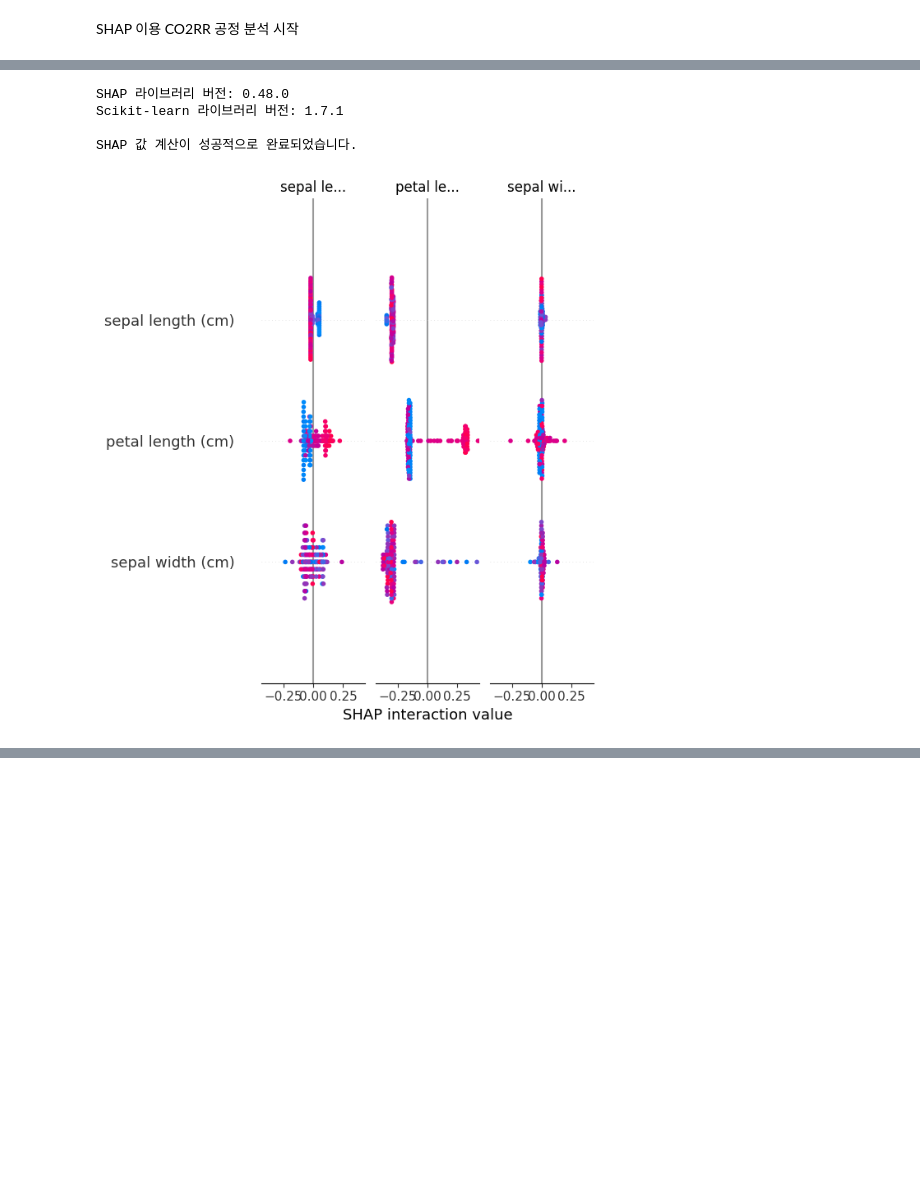
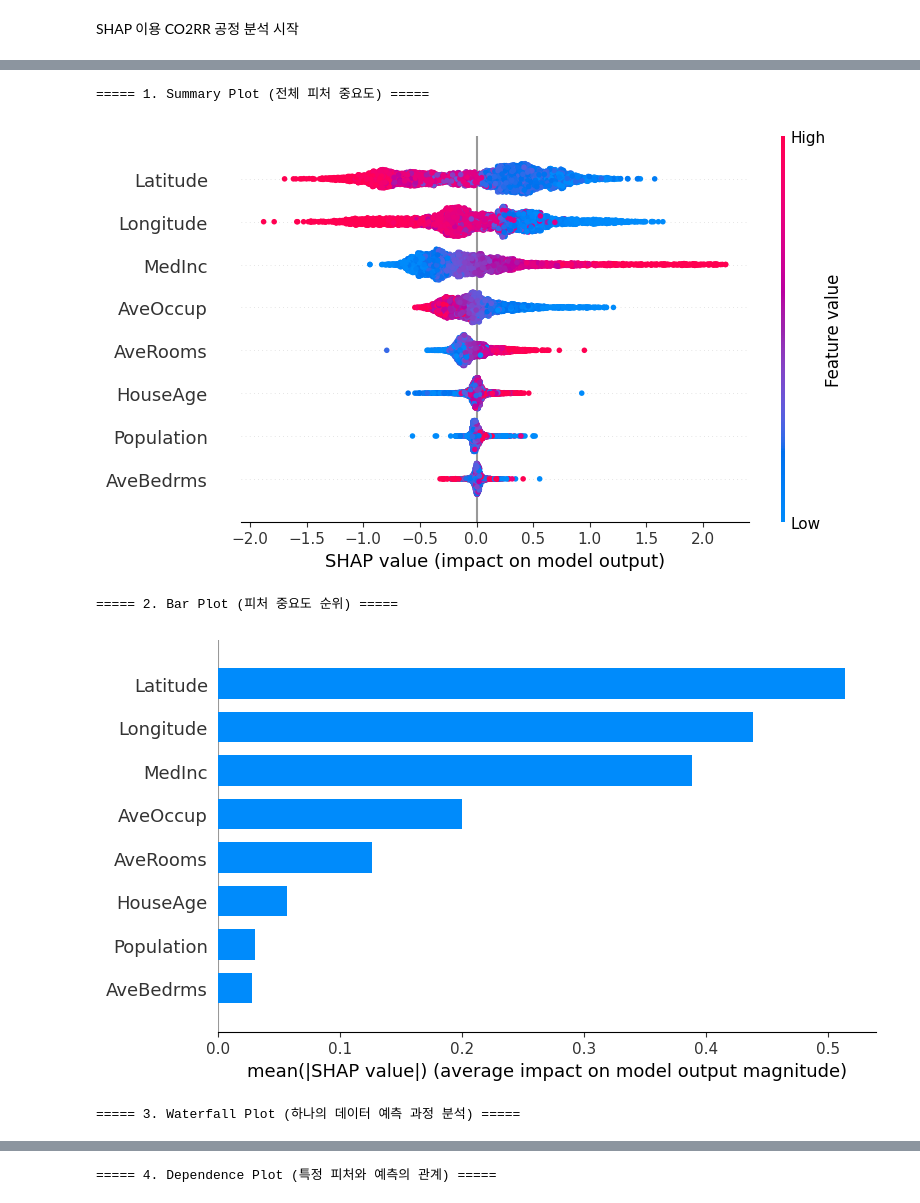
Before and after one commit to foodbanana/SHAP_XAI_project, a Jupyter notebook: CO2RR_SHAP_0807.ipynb, the cells around one changed output, grey strips where cells are left out. Drawn from its saved outputs; the diff is of its cells as text; code cells hidden in the pictures; blank space fills up the shorter version.

Commit message:
SHAP 예제

```diff
--- a/CO2RR_SHAP_0807.ipynb
+++ b/CO2RR_SHAP_0807.ipynb
@@ -1,23 +1,62 @@
 # %% [markdown]
 SHAP 이용 CO2RR 공정 분석 시작
 # %%
+# 1. 필요한 라이브러리들을 불러옵니다.
+import pandas as pd
+import xgboost
 import shap
-import sklearn
-from sklearn.ensemble import RandomForestClassifier
+from sklearn.model_selection import train_test_split
 
-print(f"SHAP 라이브러리 버전: {shap.__version__}")
-print(f"Scikit-learn 라이브러리 버전: {sklearn.__version__}")
+# SHAP 라이브러리가 그래프를 그릴 때 초기화 코드를 실행해줍니다.
+# 노트북 환경에서 깔끔한 그래프 출력을 위해 필수입니다.
+shap.initjs()
 
-# 간단한 모델 학습
-X, y = shap.datasets.iris()
-model = RandomForestClassifier()
-model.fit(X, y)
+# 2. 분석에 사용할 데이터를 불러옵니다.
+# Scikit-learn에 내장된 '캘리포니아 주택 가격' 데이터셋을 사용합니다.
+# 이 데이터는 각 지역의 특성(인구, 수입 등)을 바탕으로 주택 가격 중앙값을 예측하는 회귀 문제입니다.
+X, y = shap.datasets.california()
 
-# Explainer 생성 및 SHAP 값 계산
+# 데이터를 학습용과 테스트용으로 분리합니다.
+X_train, X_test, y_train, y_test = train_test_split(X, y, test_size=0.2, random_state=42)
+
+# 3. XGBoost 회귀 모델을 학습시킵니다.
+model = xgboost.XGBRegressor()
+model.fit(X_train, y_train)
+
+
+# 4. SHAP Explainer를 생성하고 Explanation 객체를 계산합니다. (수정된 부분)
+# TreeExplainer는 XGBoost, LightGBM, RandomForest 같은 트리 기반 모델에 최적화된 설명 모델입니다.
 explainer = shap.TreeExplainer(model)
-shap_values = explainer.shap_values(X)
+# explainer(X_test)를 호출하여 SHAP 값, 데이터, 기본값 등이 모두 포함된 Explanation 객체를 생성합니다.
+explanation = explainer(X_test)
 
-# 간단한 결과 출력
-print("\nSHAP 값 계산이 성공적으로 완료되었습니다.")
-shap.summary_plot(shap_values, X) # 시각화를 원할 경우 주석 해제
+# 5. SHAP 값 시각화를 통해 모델의 예측 결과를 해석합니다.
+
+# -------------------------------------------------------------------
+# (시각화 1) Summary Plot: 전체적인 피처(Feature) 중요도 확인하기
+print("===== 1. Summary Plot (전체 피처 중요도) =====")
+# Explanation 객체를 바로 전달하면 됩니다.
+shap.summary_plot(explanation, X_test)
+
+
+# -------------------------------------------------------------------
+# (시각화 2) Summary Plot (Bar Chart): 피처 중요도를 막대그래프로 확인하기
+print("\n===== 2. Bar Plot (피처 중요도 순위) =====")
+# plot_type만 지정해주면 됩니다.
+shap.summary_plot(explanation, plot_type="bar")
+
+
+# -------------------------------------------------------------------
+# (시각화 3) Waterfall Plot: 하나의 특정 예측을 상세히 분석하기 (핵심 수정 부분)
+print("\n===== 3. Waterfall Plot (하나의 데이터 예측 과정 분석) =====")
+# Explanation 객체에서 첫 번째 샘플([0])만 선택해서 전달하면 끝입니다.
+# 기대값, SHAP 값, 피처 값을 따로 넣을 필요가 없습니다.
+shap.waterfall_plot(explanation[0])
+
+
+# -------------------------------------------------------------------
+# (시각화 4) Dependence Plot: 특정 피처와 모델 예측 사이의 관계 확인하기
+print("\n===== 4. Dependence Plot (특정 피처와 예측의 관계) =====")
+# 이 플롯은 기존 방식과 거의 유사하게 사용할 수 있습니다.
+shap.dependence_plot("MedInc", explanation.values, X_test)
 # %% [output]
@@ -24,5 +64,5 @@ shap.summary_plot(shap_values, X) # 시각화를 원할 경우 주석 해제
-SHAP 라이브러리 버전: 0.48.0
-Scikit-learn 라이브러리 버전: 1.7.1
-
-SHAP 값 계산이 성공적으로 완료되었습니다.
+===== 1. Summary Plot (전체 피처 중요도) =====
-[figure, old version]
+[figure, new version]
+===== 2. Bar Plot (피처 중요도 순위) =====
+[figure, added]
+===== 3. Waterfall Plot (하나의 데이터 예측 과정 분석) =====
@@ -28,0 +70 @@ SHAP 값 계산이 성공적으로 완료되었습니다.
+===== 4. Dependence Plot (특정 피처와 예측의 관계) =====
```
Also changed, not shown: parts of 1 cell of this notebook.
